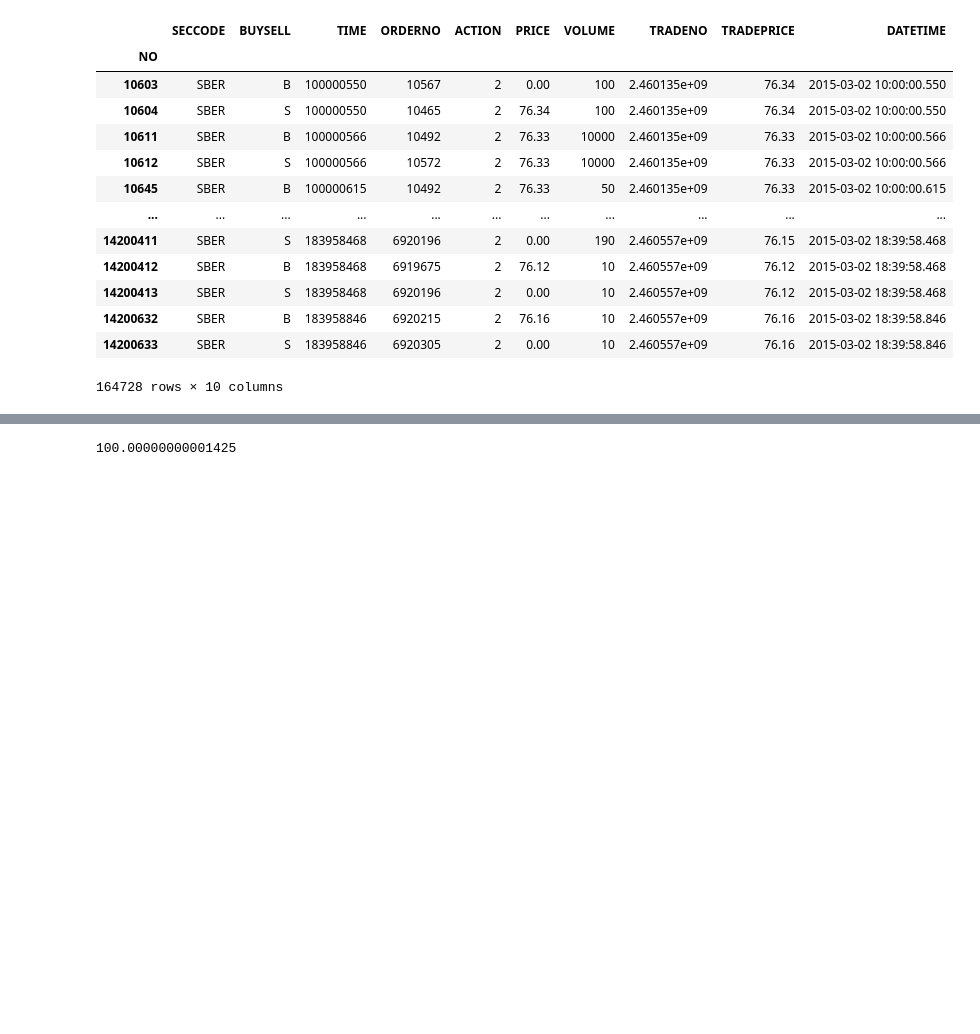
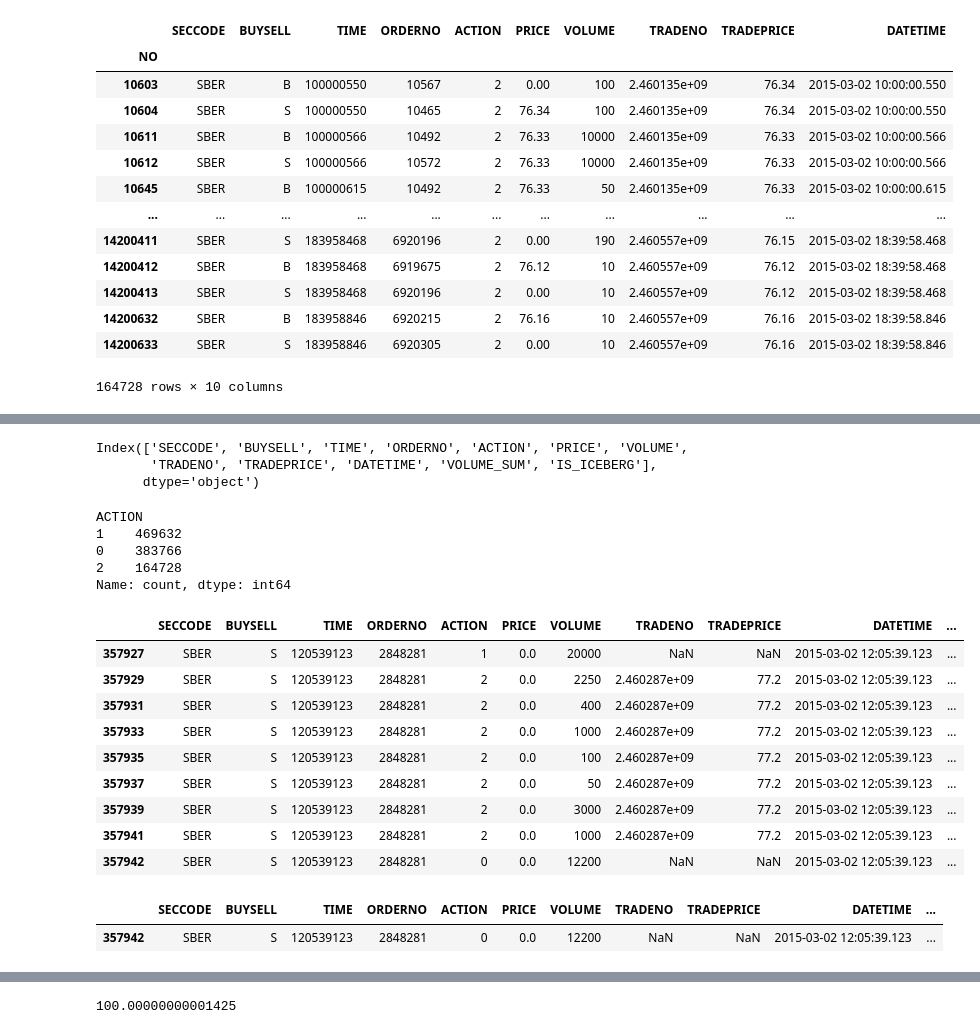
Before and after one commit to lBringerl/spoofing-detection, a Jupyter notebook: eda/moex_momentum_eda.ipynb, the cells around one changed output, grey strips where cells are left out. Saved outputs shown, nothing was run; the diff lists cells and outputs as text; code cells hidden in the pictures; blank space fills up the shorter version.

Commit message:
save changes moex

```diff
--- a/eda/moex_momentum_eda.ipynb
+++ b/eda/moex_momentum_eda.ipynb
@@ -5,5 +5,5 @@ import numpy as np
 target_date_str = '20150302'
 target_datetime = pd.to_datetime(target_date_str, format='%Y%m%d')
 # %%
-orders_df = pd.read_csv(f'../moex_dataset/OrderLog{target_date_str}.txt', index_col='NO')
+orders_df = pd.read_csv(f'../../moex_dataset/OrderLog{target_date_str}.txt', index_col='NO')
 # %%
@@ -13,7 +13,7 @@ trades_df = pd.read_csv(f'../moex_dataset/TradeLog{target_date_str}.txt')
 
 ### 1.1 Add DATETIME column with datetime
 # %%
-orders_df['DATETIME'] = pd.to_datetime(target_date_str + orders_df['TIME'].astype(str).str.zfill(9), format='%Y%m%d%H%M%S%f')
+orders_df['DATETIME'] = pd.to_datetime(target_date_str + orders_df['TIME'].astype(str), format='%Y%m%d%H%M%S%f')
 # %%
 orders_df[(orders_df.SECCODE == 'SBER') & (orders_df.TIME > 100000000) & (orders_df.TIME < 100002000)].DATETIME
 # %% [output]
@@ -89,3 +93,4 @@ icebergs = merged_df[(merged_df.VOLUME_y > merged_df.VOLUME_x) & (merged_df.ACTI
 icebergs.loc[:, 'IS_ICEBERG'] = np.True_
 merged_df = merged_df.merge(icebergs, left_on='ORDERNO', right_on='ORDERNO', how='left')
 merged_df.rename(columns={'VOLUME_x': 'VOLUME', 'VOLUME_y': 'VOLUME_SUM'}, inplace=True)
+merged_df.IS_ICEBERG.fillna(False, inplace=True)
@@ -478,0 +196,34 @@ for idx, row in tqdm.tqdm(merged_df[(merged_df.SECCODE == 'SBER')].iterrows()):
+# %%
+sber_orders = merged_df[(merged_df.SECCODE == 'SBER')].copy().reset_index(drop=True)
+# %%
+sber_orders.columns
+# %% [output]
+Index(['SECCODE', 'BUYSELL', 'TIME', 'ORDERNO', 'ACTION', 'PRICE', 'VOLUME',
+       'TRADENO', 'TRADEPRICE', 'DATETIME', 'VOLUME_SUM', 'IS_ICEBERG'],
+      dtype='object')
+# %%
+sber_orders.ACTION.value_counts()
+# %% [output]
+ACTION
+1    469632
+0    383766
+2    164728
+Name: count, dtype: int64
+# %%
+sber_orders[sber_orders.ORDERNO == 2848281]
+# %% [output]
+|  | SECCODE | BUYSELL | TIME | ORDERNO | ACTION | PRICE | VOLUME | TRADENO | TRADEPRICE | DATETIME | ... |
+| 357927 | SBER | S | 120539123 | 2848281 | 1 | 0.0 | 20000 | NaN | NaN | 2015-03-02 12:05:39.123 | ... |
+| 357929 | SBER | S | 120539123 | 2848281 | 2 | 0.0 | 2250 | 2.460287e+09 | 77.2 | 2015-03-02 12:05:39.123 | ... |
+| 357931 | SBER | S | 120539123 | 2848281 | 2 | 0.0 | 400 | 2.460287e+09 | 77.2 | 2015-03-02 12:05:39.123 | ... |
+| 357933 | SBER | S | 120539123 | 2848281 | 2 | 0.0 | 1000 | 2.460287e+09 | 77.2 | 2015-03-02 12:05:39.123 | ... |
+| 357935 | SBER | S | 120539123 | 2848281 | 2 | 0.0 | 100 | 2.460287e+09 | 77.2 | 2015-03-02 12:05:39.123 | ... |
+| 357937 | SBER | S | 120539123 | 2848281 | 2 | 0.0 | 50 | 2.460287e+09 | 77.2 | 2015-03-02 12:05:39.123 | ... |
+| 357939 | SBER | S | 120539123 | 2848281 | 2 | 0.0 | 3000 | 2.460287e+09 | 77.2 | 2015-03-02 12:05:39.123 | ... |
+| 357941 | SBER | S | 120539123 | 2848281 | 2 | 0.0 | 1000 | 2.460287e+09 | 77.2 | 2015-03-02 12:05:39.123 | ... |
+| 357942 | SBER | S | 120539123 | 2848281 | 0 | 0.0 | 12200 | NaN | NaN | 2015-03-02 12:05:39.123 | ... |
+# %%
+sber_orders[(sber_orders.ACTION == 0) & (sber_orders.PRICE == 0)]
+# %% [output]
+|  | SECCODE | BUYSELL | TIME | ORDERNO | ACTION | PRICE | VOLUME | TRADENO | TRADEPRICE | DATETIME | ... |
+| 357942 | SBER | S | 120539123 | 2848281 | 0 | 0.0 | 12200 | NaN | NaN | 2015-03-02 12:05:39.123 | ... |
```
Also changed, not shown: parts of 19 cells of this notebook, 1 other file.
